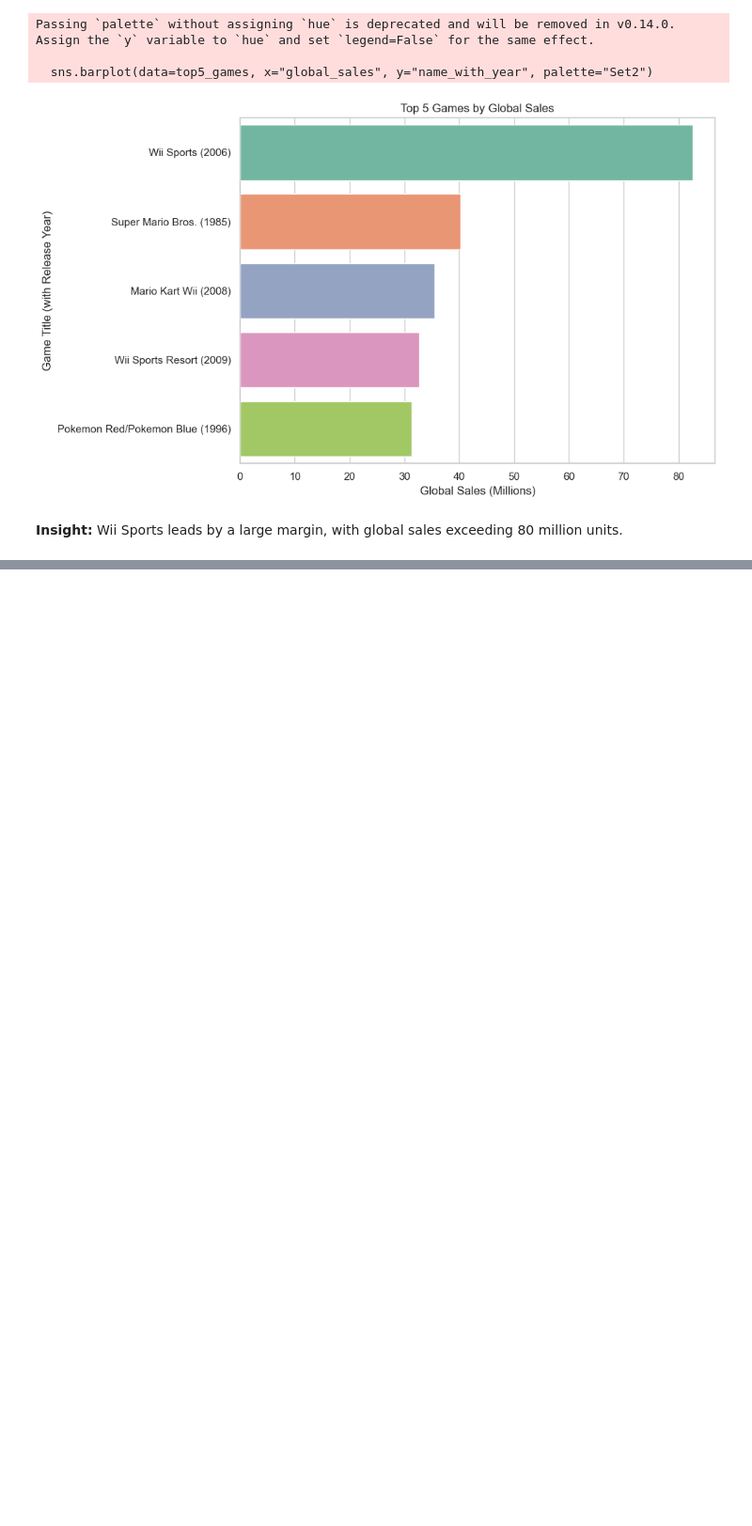
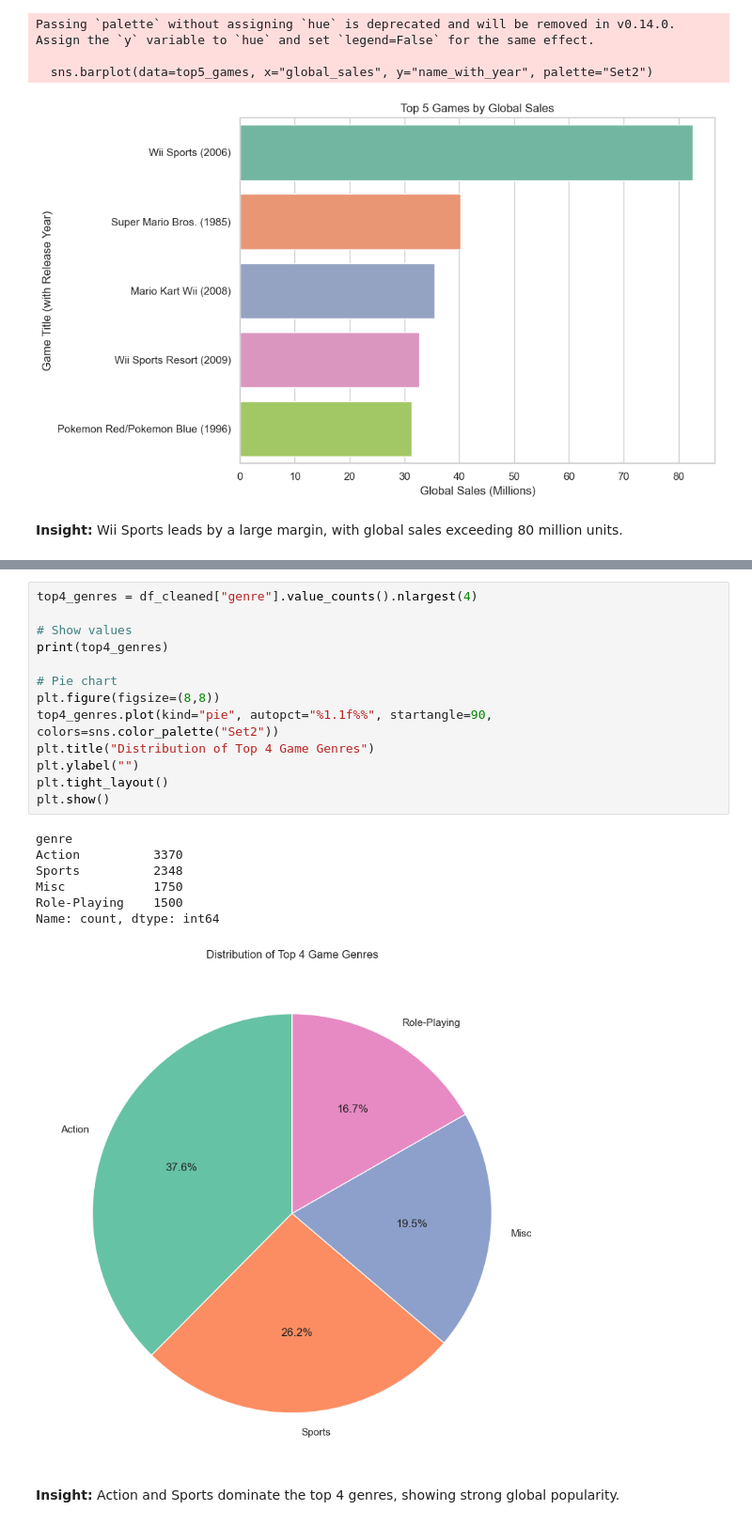
Before and after one commit to RicardoCascallar/ca1-data-visualization-RicardoCascallar, a Jupyter notebook: sba24046_DataVisualization&Communication_CA1.ipynb.ipynb, the cells around one changed output, grey strips where cells are left out. Shown at 94% size. Saved outputs shown, nothing was run; the diff lists cells and outputs as text; blank space fills up the shorter version.

```diff
--- a/sba24046_DataVisualization&Communication_CA1.ipynb.ipynb
+++ b/sba24046_DataVisualization&Communication_CA1.ipynb.ipynb
@@ -163,0 +168,23 @@ Passing `palette` without assigning `hue` is deprecated and will be removed in v
+# %%
+top4_genres = df_cleaned["genre"].value_counts().nlargest(4)
+
+# Show values
+print(top4_genres)
+
+# Pie chart
+plt.figure(figsize=(8,8))
+top4_genres.plot(kind="pie", autopct="%1.1f%%", startangle=90, colors=sns.color_palette("Set2"))
+plt.title("Distribution of Top 4 Game Genres")
+plt.ylabel("")
+plt.tight_layout()
+plt.show()
+# %% [output]
+genre
+Action          3370
+Sports          2348
+Misc            1750
+Role-Playing    1500
+Name: count, dtype: int64
+[figure, added]
+# %% [markdown]
+**Insight:** Action and Sports dominate the top 4 genres, showing strong global popularity.
```
Also changed, not shown: parts of 1 cell of this notebook.
